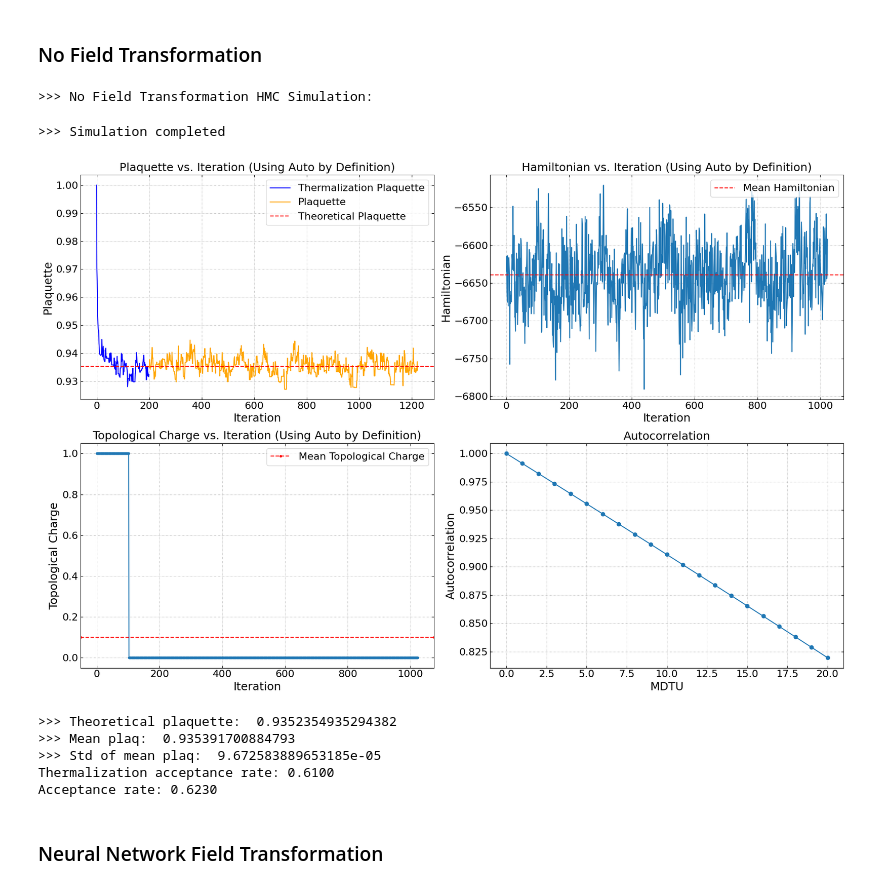
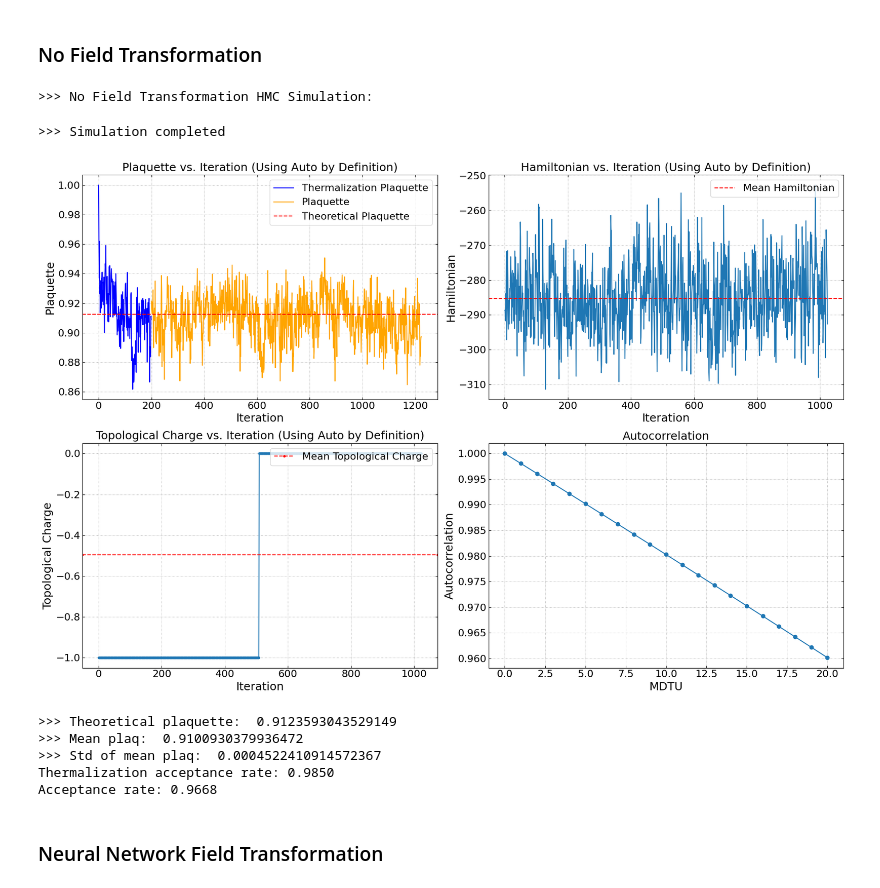
Before and after one commit to Greyyy-HJC/hmc_ft, a Jupyter notebook: 2d_u1_rep/main.ipynb, the cells around one changed output. Cells and saved outputs as stored; diff of their text form; code cells hidden in the pictures.

```diff
--- a/2d_u1_rep/main.ipynb
+++ b/2d_u1_rep/main.ipynb
@@ -10,10 +10,10 @@ from utils import hmc_summary
 # Parameters
 lattice_size = 32
 volume = lattice_size ** 2
-beta = 8
+beta = 3
 n_thermalization_steps = 200
 n_steps = 50
-step_size = 0.07
+step_size = 0.05
 n_iterations = 1024
 
 # Initialize device
@@ -27,34 +27,31 @@ torch.set_default_dtype(torch.float32)
 # %%
 print(">>> No Field Transformation HMC Simulation: ")
 
 # Initialize HMC
 hmc = HMC_U1(lattice_size, beta, n_thermalization_steps, n_steps, step_size, device=device)
 
 # Thermalize the system
 theta_thermalized, therm_plaq_ls, therm_acceptance_rate = hmc.thermalize()
 
 # Run HMC without field transformation
 config_ls, plaq_ls, acceptance_rate, topological_charges, hamiltonians = hmc.run(n_iterations, theta_thermalized)
 
 print(">>> Simulation completed")
 
 
 # Compute autocorrelation of topological charges
 max_lag = 20
 hmc_fig = hmc_summary(beta, max_lag, volume, therm_plaq_ls, plaq_ls, topological_charges, hamiltonians, therm_acceptance_rate, acceptance_rate)
 hmc_fig.savefig(f'plots/hmc_L{lattice_size}_beta{beta}.pdf', transparent=True)
-
-# Save configurations for training
-np.save(f'dump/theta_ori_L{lattice_size}_beta{beta}.npy', torch.stack(config_ls).detach().cpu().numpy())
 # %% [output]
 >>> No Field Transformation HMC Simulation:
 >>> Simulation completed
-[figure, old version]
+[figure, new version]
->>> Theoretical plaquette:  0.9352354935294382
->>> Mean plaq:  0.935391700884793
->>> Std of mean plaq:  9.672583889653185e-05
-Thermalization acceptance rate: 0.6100
-Acceptance rate: 0.6230
+>>> Theoretical plaquette:  0.9123593043529149
+>>> Mean plaq:  0.9100930379936472
+>>> Std of mean plaq:  0.0004522410914572367
+Thermalization acceptance rate: 0.9850
+Acceptance rate: 0.9668
 # %% [markdown]
 ### Neural Network Field Transformation
 # %%
```
Also changed, not shown: parts of 1 cell of this notebook, 33 other files.
